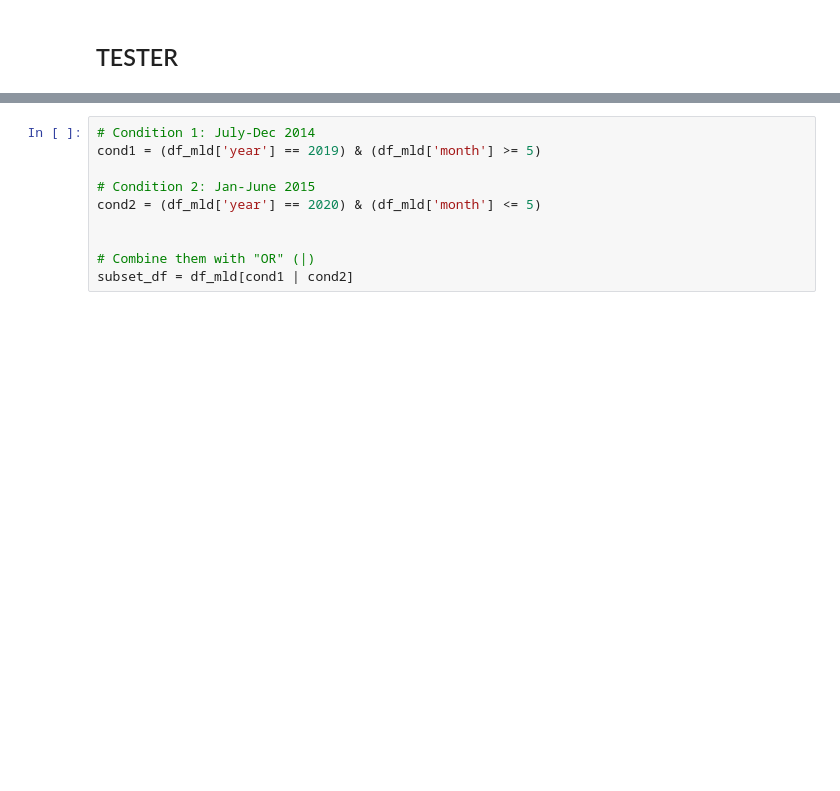
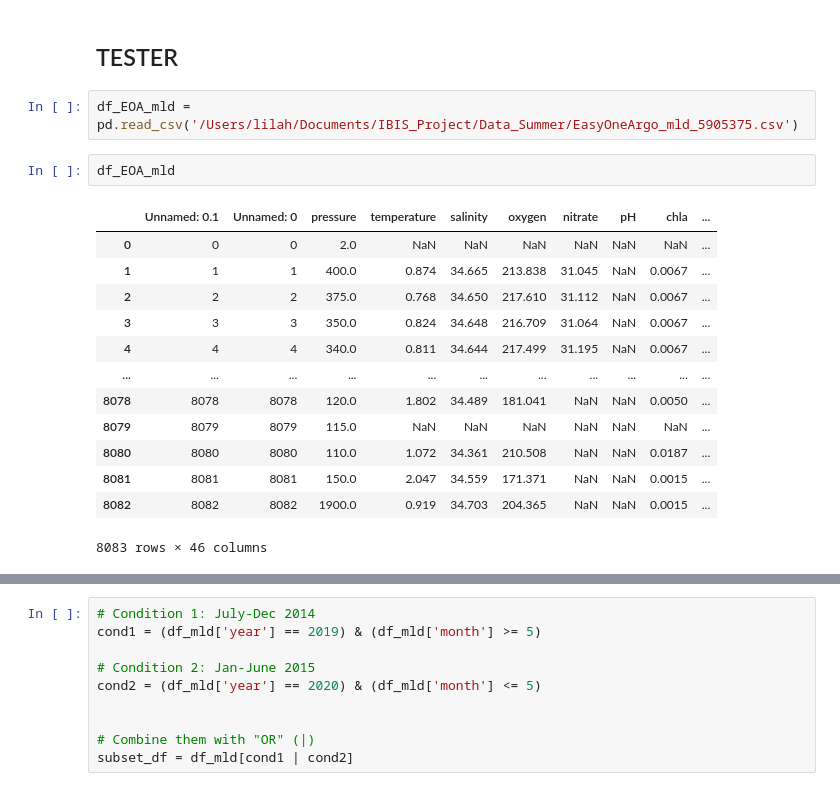
Before and after one commit to Lilah-Asalie/IBIS_Project, a Jupyter notebook: New_Section_Plots.ipynb, the cells around one changed output, grey strips where cells are left out. Saved outputs shown, nothing was run; the diff lists cells and outputs as text; blank space fills up the shorter version.

```diff
--- a/New_Section_Plots.ipynb
+++ b/New_Section_Plots.ipynb
@@ -147,3 +147,21 @@ df_subset
 2065 rows × 37 columns
 # %% [markdown]
 ## TESTER
+# %%
+df_EOA_mld = pd.read_csv('/Users/lilah/Documents/IBIS_Project/Data_Summer/EasyOneArgo_mld_5905375.csv')
+# %%
+df_EOA_mld
+# %% [output]
+|  | Unnamed: 0.1 | Unnamed: 0 | pressure | temperature | salinity | oxygen | nitrate | pH | chla | ... |
+| 0 | 0 | 0 | 2.0 | NaN | NaN | NaN | NaN | NaN | NaN | ... |
+| 1 | 1 | 1 | 400.0 | 0.874 | 34.665 | 213.838 | 31.045 | NaN | 0.0067 | ... |
+| 2 | 2 | 2 | 375.0 | 0.768 | 34.650 | 217.610 | 31.112 | NaN | 0.0067 | ... |
+| 3 | 3 | 3 | 350.0 | 0.824 | 34.648 | 216.709 | 31.064 | NaN | 0.0067 | ... |
+| 4 | 4 | 4 | 340.0 | 0.811 | 34.644 | 217.499 | 31.195 | NaN | 0.0067 | ... |
+| ... | ... | ... | ... | ... | ... | ... | ... | ... | ... | ... |
+| 8078 | 8078 | 8078 | 120.0 | 1.802 | 34.489 | 181.041 | NaN | NaN | 0.0050 | ... |
+| 8079 | 8079 | 8079 | 115.0 | NaN | NaN | NaN | NaN | NaN | NaN | ... |
+| 8080 | 8080 | 8080 | 110.0 | 1.072 | 34.361 | 210.508 | NaN | NaN | 0.0187 | ... |
+| 8081 | 8081 | 8081 | 150.0 | 2.047 | 34.559 | 171.371 | NaN | NaN | 0.0015 | ... |
+| 8082 | 8082 | 8082 | 1900.0 | 0.919 | 34.703 | 204.365 | NaN | NaN | 0.0015 | ... |
+8083 rows × 46 columns
```
Also changed, not shown: parts of 3 cells of this notebook, 3 other files.
